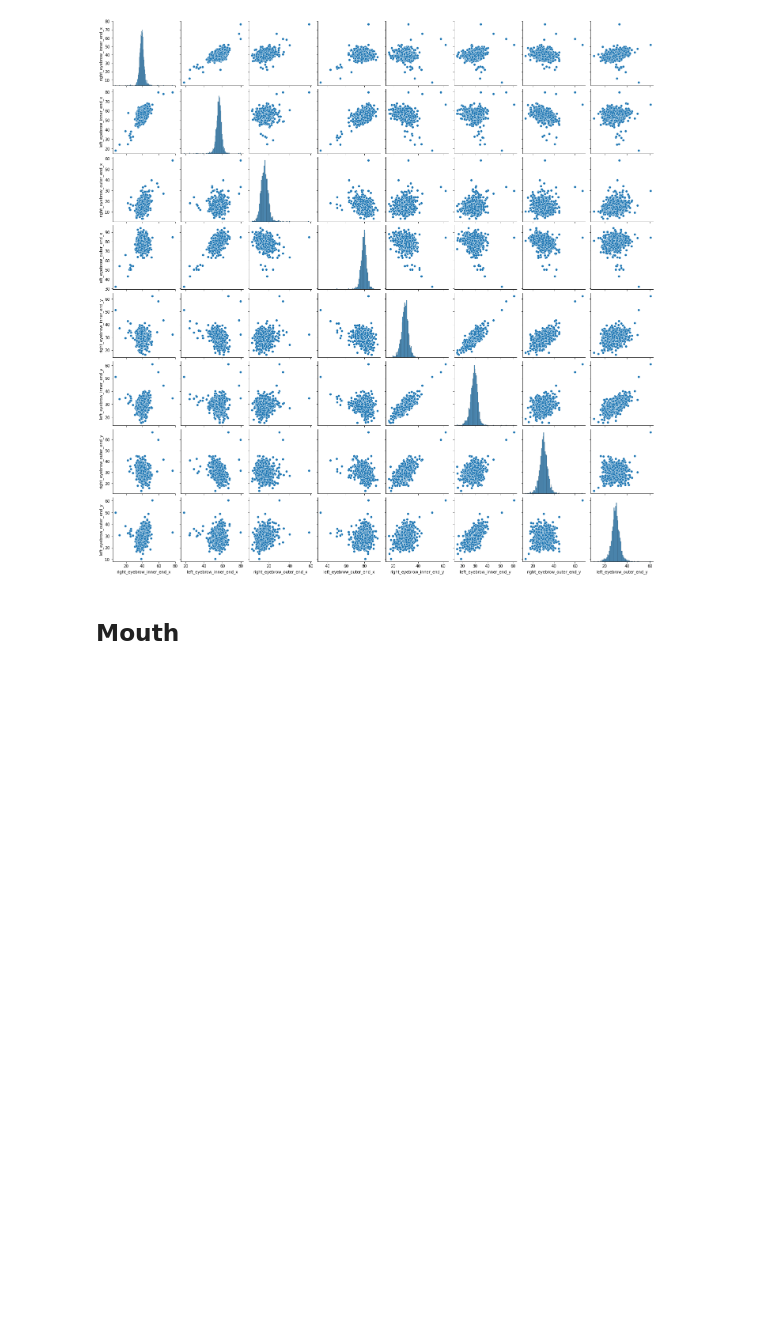
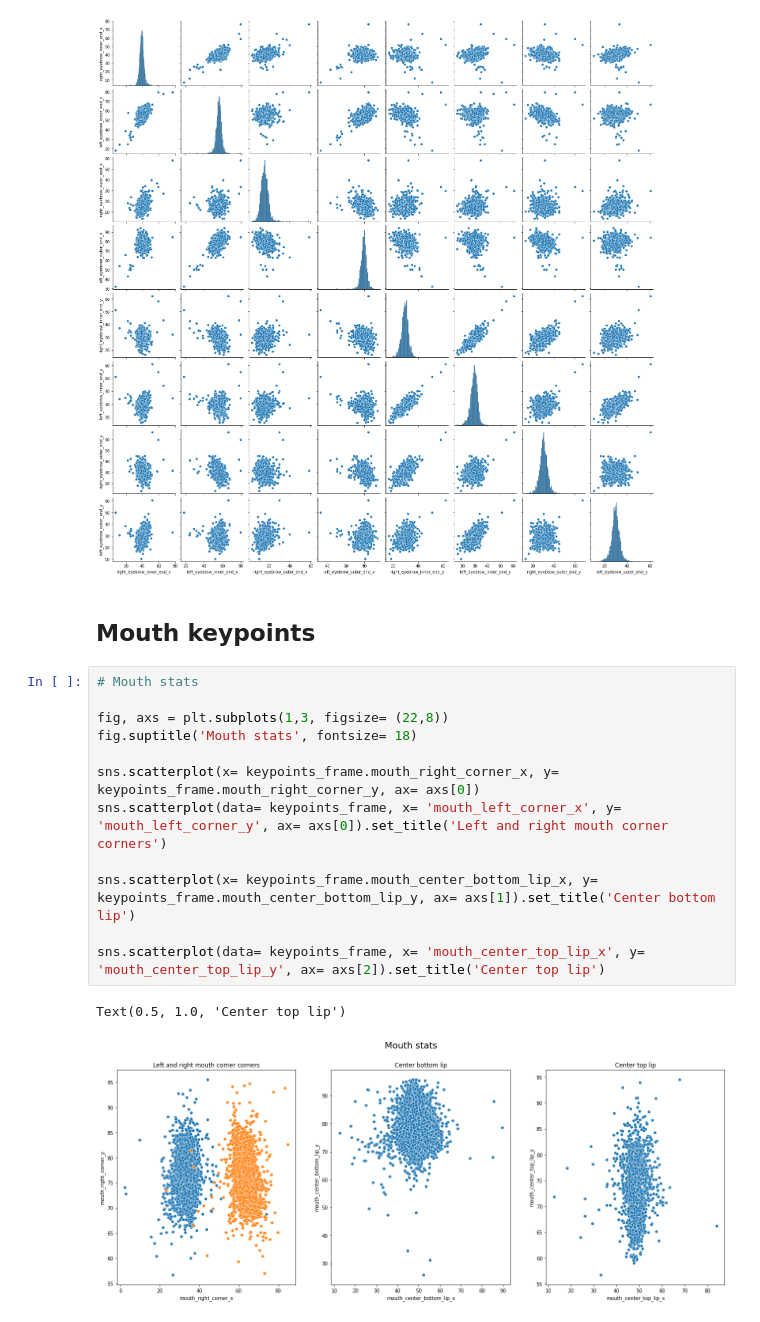
Before and after one commit to ivanshin/Facial_keypoints, a Jupyter notebook: research.ipynb, the cells around one changed output. Drawn from its saved outputs; the diff is of its cells as text; blank space fills up the shorter version.

```diff
--- a/research.ipynb
+++ b/research.ipynb
@@ -222,4 +222,19 @@ sns.pairplot(data= keypoints_frame[['right_eyebrow_inner_end_x', 'left_eyebrow_i
 <seaborn.axisgrid.PairGrid at 0x...>
 [figure]
 # %% [markdown]
-## Mouth
+## Mouth keypoints
+# %%
+# Mouth stats
+
+fig, axs = plt.subplots(1,3, figsize= (22,8))
+fig.suptitle('Mouth stats', fontsize= 18)
+
+sns.scatterplot(x= keypoints_frame.mouth_right_corner_x, y= keypoints_frame.mouth_right_corner_y, ax= axs[0])
+sns.scatterplot(data= keypoints_frame, x= 'mouth_left_corner_x', y= 'mouth_left_corner_y', ax= axs[0]).set_title('Left and right mouth corner corners')
+
+sns.scatterplot(x= keypoints_frame.mouth_center_bottom_lip_x, y= keypoints_frame.mouth_center_bottom_lip_y, ax= axs[1]).set_title('Center bottom lip')
+
+sns.scatterplot(data= keypoints_frame, x= 'mouth_center_top_lip_x', y= 'mouth_center_top_lip_y', ax= axs[2]).set_title('Center top lip')
+# %% [output]
+Text(0.5, 1.0, 'Center top lip')
+[figure, added]
```
Also changed, not shown: parts of 6 cells of this notebook.
